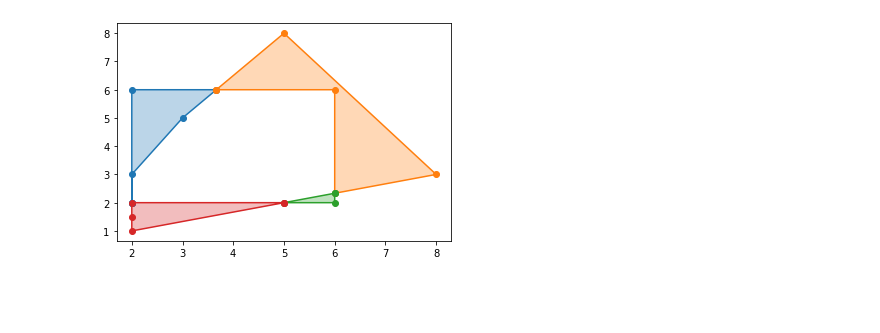
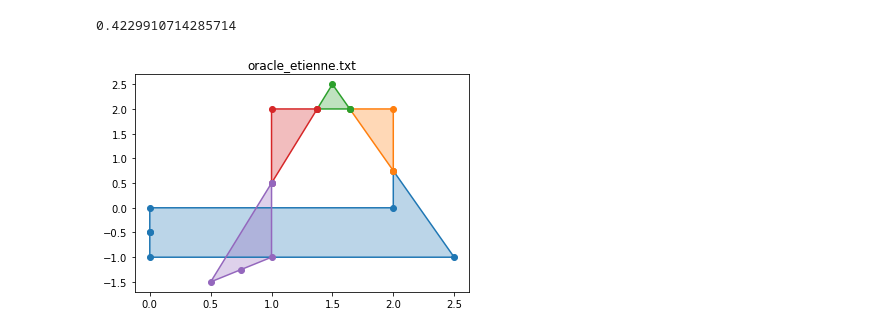
Before and after one commit to JulienNonin/error-btw-trajectories, a Jupyter notebook: trajectories_error/estimator.ipynb, the cells around one changed output. Cells and saved outputs as stored; diff of their text form; code cells hidden in the pictures; blank space fills up the shorter version.

```diff
--- a/trajectories_error/estimator.ipynb
+++ b/trajectories_error/estimator.ipynb
@@ -149,7 +149,7 @@ class LineSegment:
         if np.linalg.det(a): # if a is invertible (if lines intersect)
             b = np.array([p1x - q1x, p1y - q1y])
             t = np.linalg.solve(a,b)
-            if np.all(0 < t) and np.all(t < 1): # segments intersect
+            if np.all(0 < t) and np.all(t <= 1): # segments intersect
                 intersection = Point(p1x + t[1] * (p2x - p1x), p1y + t[1] * (p2y - p1y))
                 return intersection
         if self.endpoint == seg.endpoint:
@@ -261,10 +261,14 @@ class Trajectory():
                 P.display(f"C{i}")
             error += P.area
         return error / self.length
-# %%
-if __name__ == "__main__":
-    dirname = "indoor-location-oracles/Oracles/SampleTrajectories/"
-    file, A, B, error, epsilon = fetch_test_data(dirname)[5]
-    A.error_with(B, display=True)
-# %% [output]
-[figure, removed]
+# %%
+if __name__ == "__main__":
+    dirname = "tests/shared-oracles/Oracles/EvaluationTrajectories"
+    filename = "/oracle_etienne.txt"
+    filename, A, B = utils.fetch_data(dirname + filename, contains_solution=False)
+    A, B = Trajectory(A.points), Trajectory(B.points) # inside notebook: to use the Trajectory class defined in notebook instead of using the one given by the estimator.py
+    print(A.error_with(B, display=True))
+    plt.title(filename.split("/")[-1])
+# %% [output]
+0.4229910714285714
+[figure, added]
```
Also changed, not shown: parts of 1 cell of this notebook, 6 other files.
